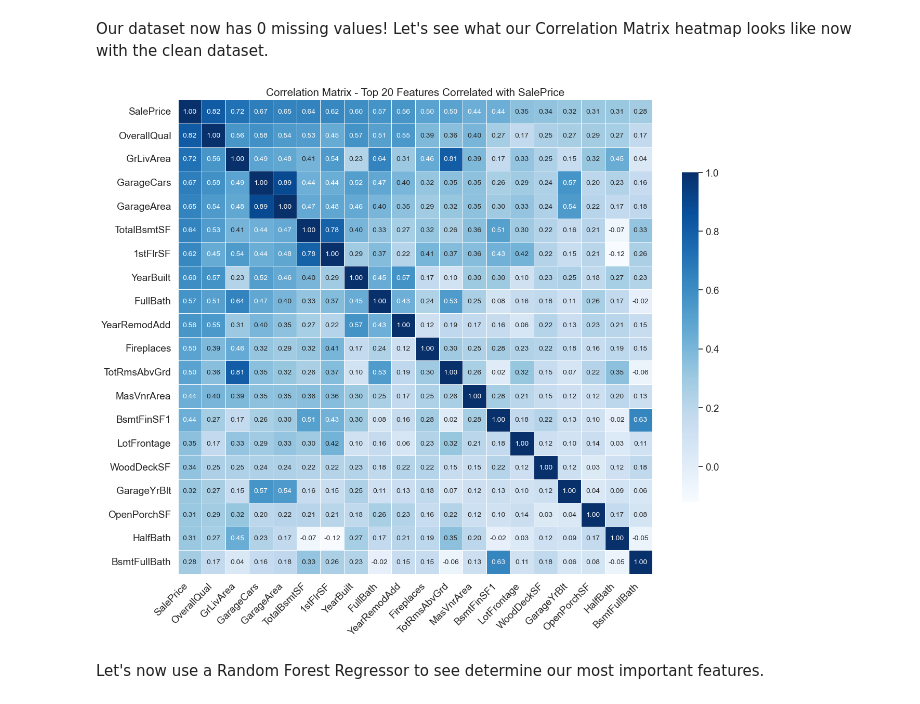
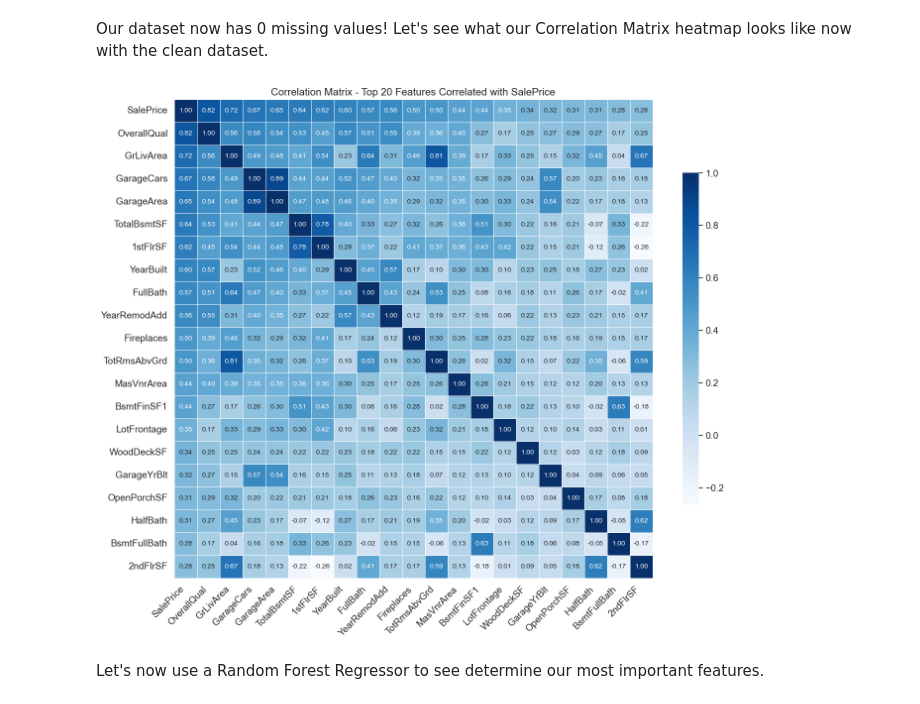
Before and after one commit to haidermumtaz/Machine-Learning-Project, a Jupyter notebook: housing_data_analysis.ipynb, the cells around one changed output. Saved outputs shown, nothing was run; the diff lists cells and outputs as text; code cells hidden in the pictures.

```diff
--- a/housing_data_analysis.ipynb
+++ b/housing_data_analysis.ipynb
@@ -261,9 +271,9 @@ Index: []
 # %% [markdown]
 Our dataset now has 0 missing values! Let's see what our Correlation Matrix heatmap looks like now with the clean dataset.
 # %%
-eda.plot_corr_matrix(clean_data[numeric_columns], 'SalePrice', 20)
+eda.plot_corr_matrix(clean_data[numeric_columns], 'SalePrice', 21)
 # %% [output]
-[figure, old version]
+[figure, new version]
 # %% [markdown]
 Let's now use a Random Forest Regressor to see determine our most important features.
 # %%
```
Also changed, not shown: parts of 15 cells of this notebook, 3 other files.
